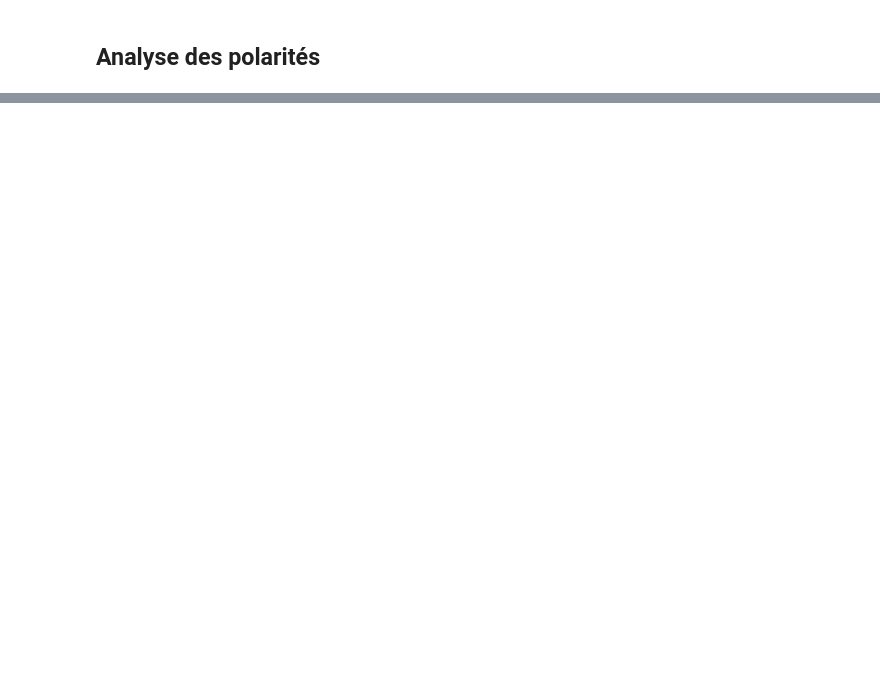
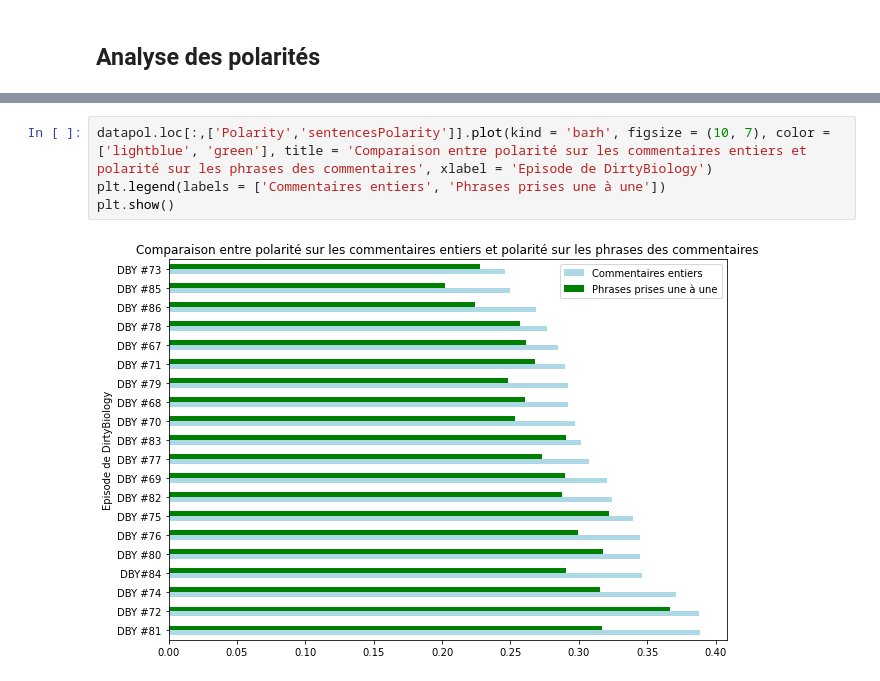
Before and after one commit to AntoineLlg/projet-python-2a, a Jupyter notebook: Polarisation.ipynb, the cells around one changed output, grey strips where cells are left out. Drawn from its saved outputs; the diff is of its cells as text; blank space fills up the shorter version.

```diff
--- a/Polarisation.ipynb
+++ b/Polarisation.ipynb
@@ -82,0 +95,6 @@ A faire: des graphiques en tout genres (diagrammes batons, comparaison avec le n
+# %%
+datapol.loc[:,['Polarity','sentencesPolarity']].plot(kind = 'barh', figsize = (10, 7), color = ['lightblue', 'green'], title = 'Comparaison entre polarité sur les commentaires entiers et polarité sur les phrases des commentaires', xlabel = 'Episode de DirtyBiology')
+plt.legend(labels = ['Commentaires entiers', 'Phrases prises une à une'])
+plt.show()
+# %% [output]
+[figure, added]
```
Also changed, not shown: parts of 10 cells of this notebook.
